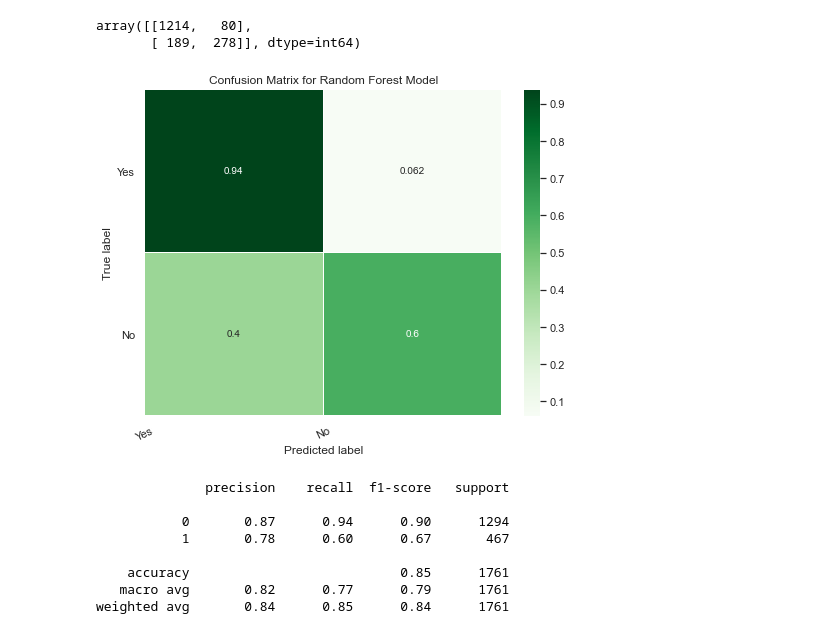
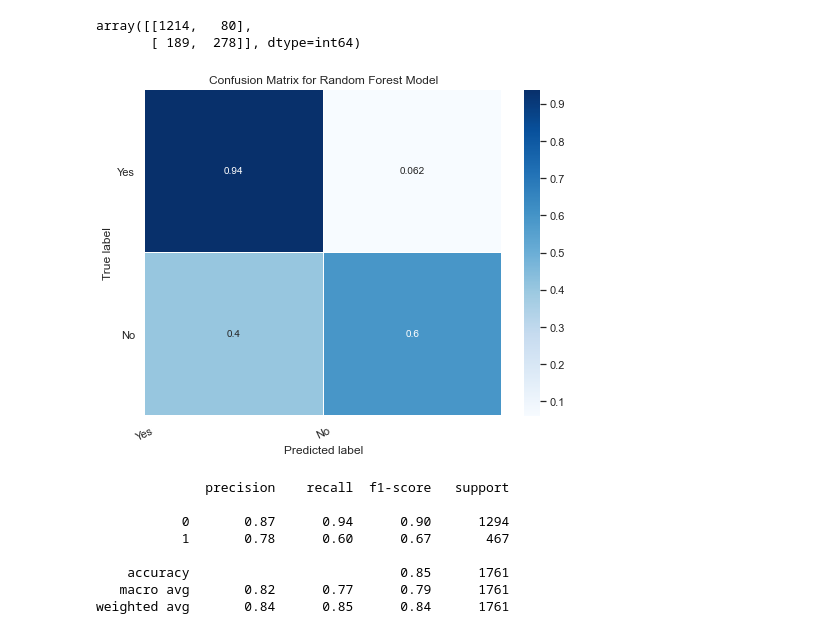
Before and after one commit to samarth-malhotra/Dissertation, a Jupyter notebook: Dissertation Project.ipynb, the cells around one changed output. Drawn from its saved outputs; the diff is of its cells as text; code cells hidden in the pictures.

```diff
--- a/Dissertation Project.ipynb
+++ b/Dissertation Project.ipynb
@@ -538,28 +539,28 @@ array([[1214,   80],
 # %%
 # Plotting the confusion matrix
 # Get and reshape confusion matrix data
 plt.figure(figsize=(8, 6))
 matrix = confusion_matrix(y_test, y_pred_test)
 matrix = matrix.astype('float') / matrix.sum(axis=1)[:, np.newaxis]
 
 # Build the plot
 #plt.figure(figsize=(16,7))
 #sns.set(font_scale=1.4)
 sns.heatmap(matrix, annot=True, annot_kws={'size':10},
-            cmap=plt.cm.Greens, linewidths=0.2)
+            cmap=plt.cm.Blues, linewidths=0.2)
 
 # Add labels to the plot
 class_names = ['Yes', 'No']
 tick_marks = np.arange(len(class_names))
 tick_marks2 = tick_marks + 0.5
 plt.xticks(tick_marks, class_names, rotation=25)
 plt.yticks(tick_marks2, class_names, rotation=0)
 plt.xlabel('Predicted label')
 plt.ylabel('True label')
 plt.title('Confusion Matrix for Random Forest Model')
 plt.show()
 # %% [output]
-[figure, old version]
+[figure, new version]
 # %%
 # Classfication report
 # %%
```
Also changed, not shown: parts of 12 cells of this notebook.
